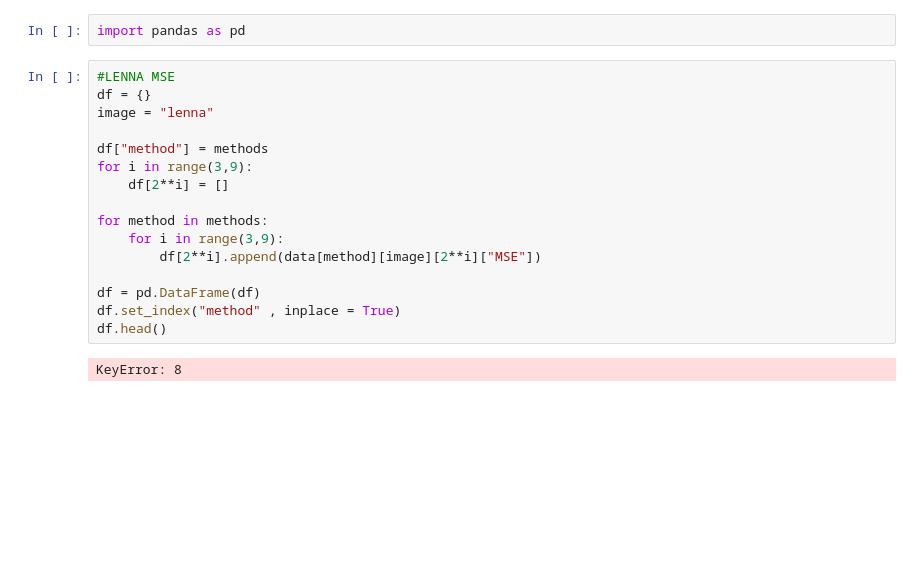
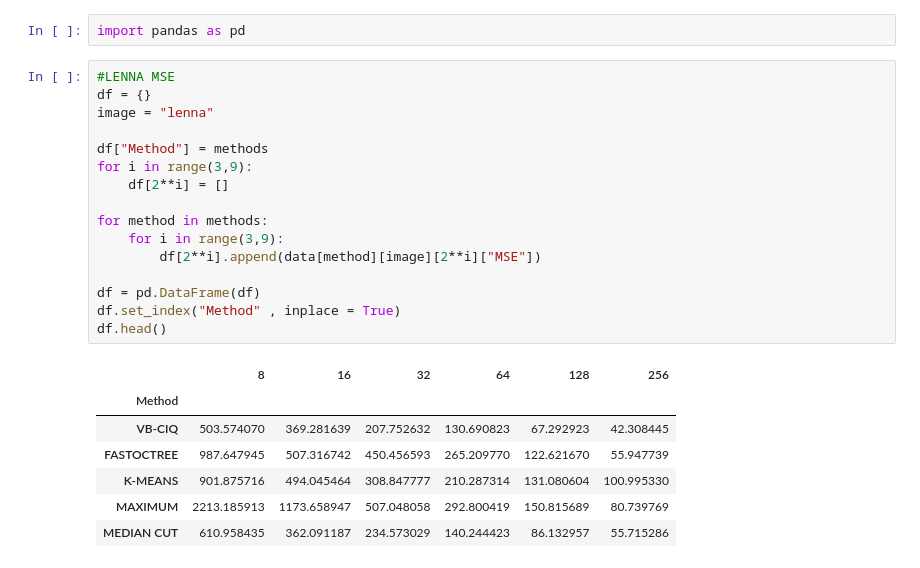
Before and after one commit to VarunAgarwalOfficial/Vector-Based-Color-Image-Quantization, a Jupyter notebook: Untitled.ipynb, the cells around one changed output. Drawn from its saved outputs; the diff is of its cells as text; blank space fills up the shorter version.

Commit message:
Tables

```diff
--- a/Untitled.ipynb
+++ b/Untitled.ipynb
@@ -102,18 +116,24 @@ import pandas as pd
 # %%
 #LENNA MSE
 df = {}
 image = "lenna"
 
-df["method"] = methods
+df["Method"] = methods
 for i in range(3,9):
     df[2**i] = []
 
 for method in methods:
     for i in range(3,9):
         df[2**i].append(data[method][image][2**i]["MSE"])
 
 df = pd.DataFrame(df)
-df.set_index("method" , inplace = True)
+df.set_index("Method" , inplace = True)
 df.head()
 # %% [output]
-KeyError: 8
+|  | 8 | 16 | 32 | 64 | 128 | 256 |
+| Method |  |  |  |  |  |  |
+| VB-CIQ | 503.574070 | 369.281639 | 207.752632 | 130.690823 | 67.292923 | 42.308445 |
+| FASTOCTREE | 987.647945 | 507.316742 | 450.456593 | 265.209770 | 122.621670 | 55.947739 |
+| K-MEANS | 901.875716 | 494.045464 | 308.847777 | 210.287314 | 131.080604 | 100.995330 |
+| MAXIMUM | 2213.185913 | 1173.658947 | 507.048058 | 292.800419 | 150.815689 | 80.739769 |
+| MEDIAN CUT | 610.958435 | 362.091187 | 234.573029 | 140.244423 | 86.132957 | 55.715286 |
```
Also changed, not shown: parts of 7 cells of this notebook, 2 other files.
